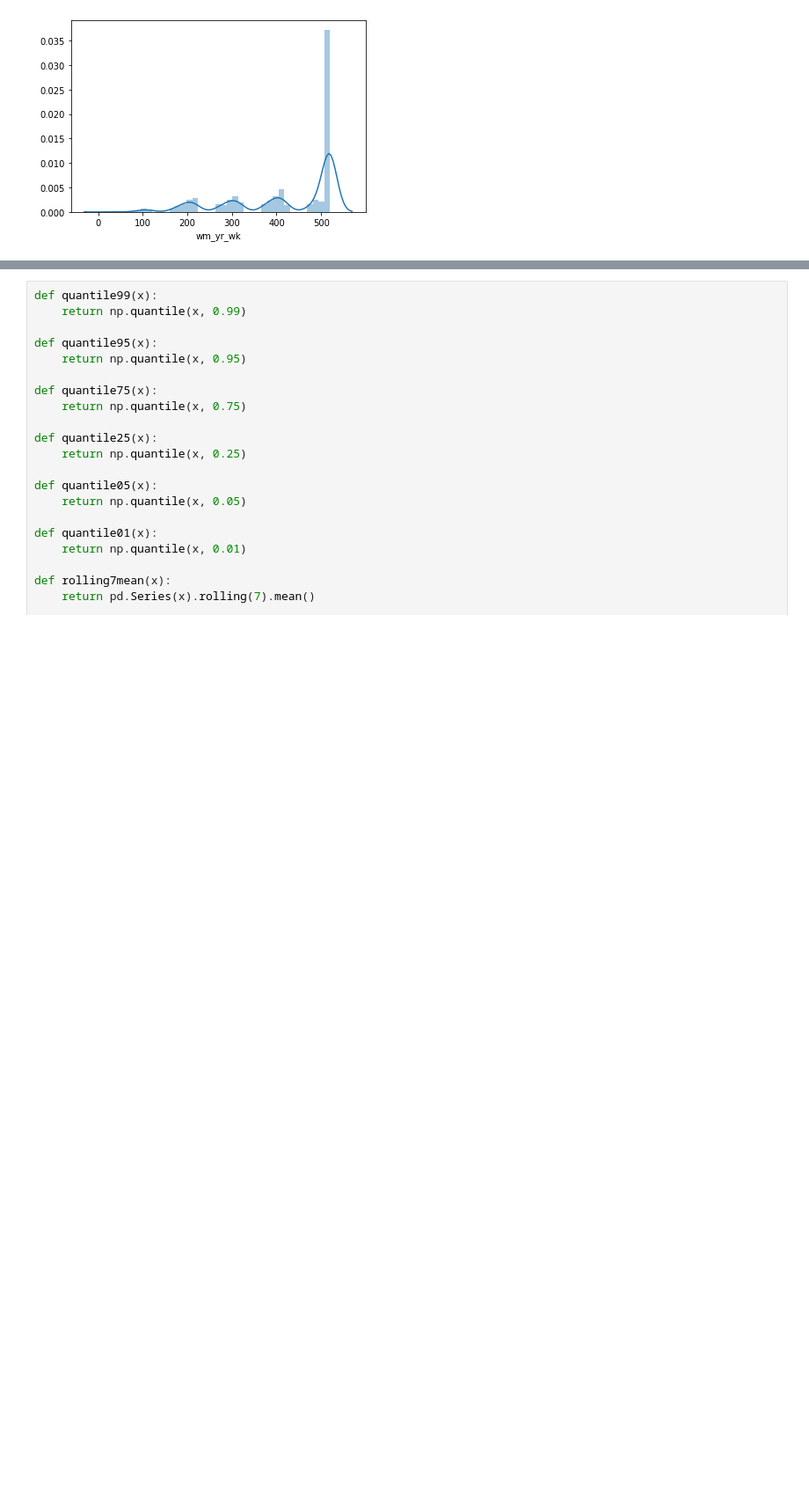
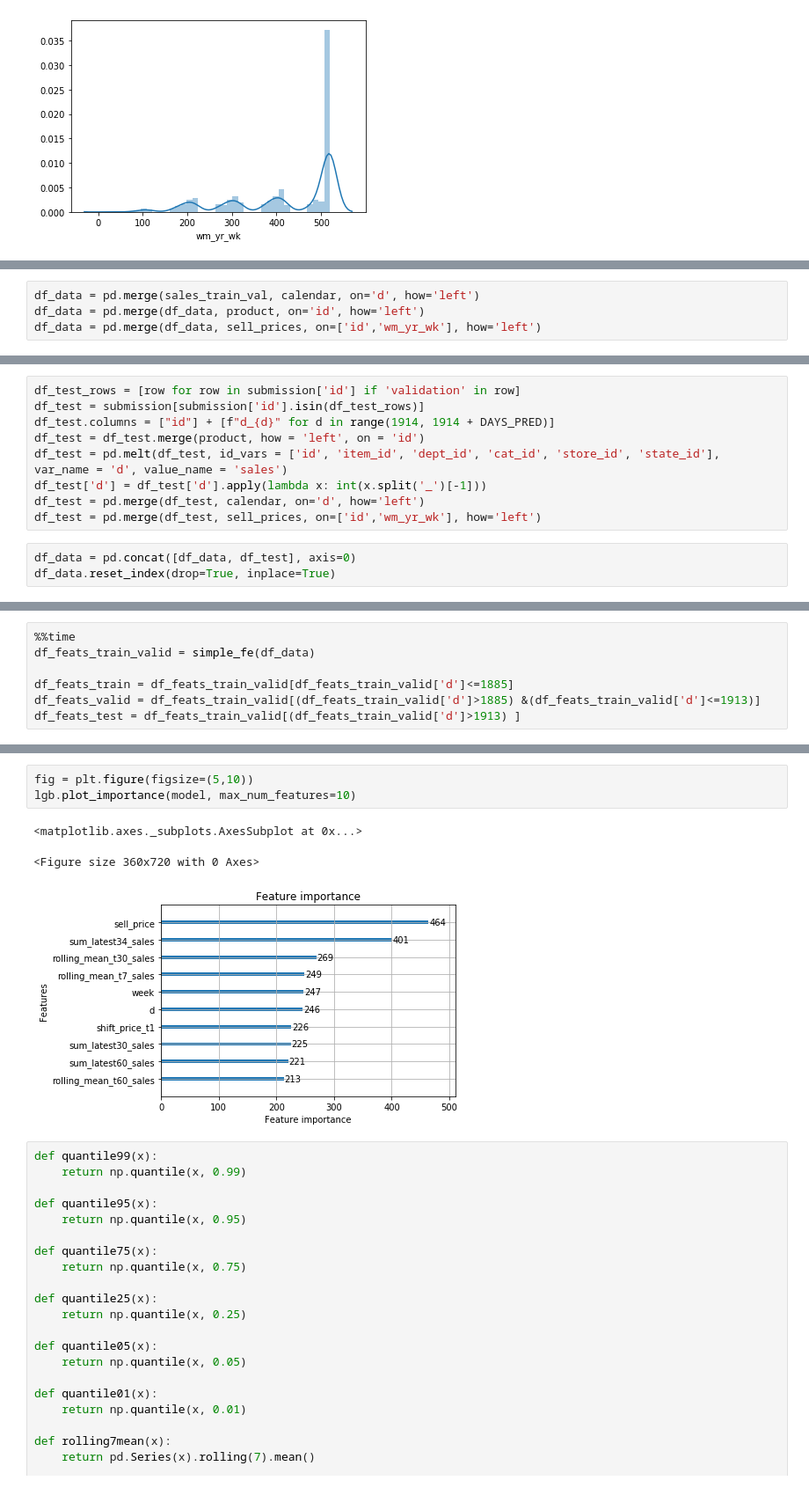
Before and after one commit to arhow/m5_forecasting_accuracy, a Jupyter notebook: notebook/for-japanese-beginner-with-wrmsse-in-lgbm.ipynb, the cells around one changed output, grey strips where cells are left out. Shown at 88% size. Saved outputs shown, nothing was run; the diff lists cells and outputs as text; blank space fills up the shorter version.

```diff
--- a/notebook/for-japanese-beginner-with-wrmsse-in-lgbm.ipynb
+++ b/notebook/for-japanese-beginner-with-wrmsse-in-lgbm.ipynb
@@ -458,0 +480,4 @@ sales_train_val.loc[HOBBIES_1_001_CA_1_validation]
+# %%
+df_data = pd.merge(sales_train_val, calendar, on='d', how='left')
+df_data = pd.merge(df_data, product, on='id', how='left')
+df_data = pd.merge(df_data, sell_prices, on=['id','wm_yr_wk'], how='left')
@@ -458,0 +500,12 @@ sales_train_val.loc[HOBBIES_1_001_CA_1_validation]
+# %%
+df_test_rows = [row for row in submission['id'] if 'validation' in row]
+df_test = submission[submission['id'].isin(df_test_rows)]
+df_test.columns = ["id"] + [f"d_{d}" for d in range(1914, 1914 + DAYS_PRED)]
+df_test = df_test.merge(product, how = 'left', on = 'id')
+df_test = pd.melt(df_test, id_vars = ['id', 'item_id', 'dept_id', 'cat_id', 'store_id', 'state_id'],  var_name = 'd', value_name = 'sales')
+df_test['d'] = df_test['d'].apply(lambda x: int(x.split('_')[-1]))
+df_test = pd.merge(df_test, calendar, on='d', how='left')
+df_test = pd.merge(df_test, sell_prices, on=['id','wm_yr_wk'], how='left')
+# %%
+df_data = pd.concat([df_data, df_test], axis=0)
+df_data.reset_index(drop=True, inplace=True)
@@ -458,0 +581,7 @@ sales_train_val.loc[HOBBIES_1_001_CA_1_validation]
+# %%
+%%time
+df_feats_train_valid = simple_fe(df_data)
+
+df_feats_train = df_feats_train_valid[df_feats_train_valid['d']<=1885]
+df_feats_valid = df_feats_train_valid[(df_feats_train_valid['d']>1885) &(df_feats_train_valid['d']<=1913)]
+df_feats_test = df_feats_train_valid[(df_feats_train_valid['d']>1913) ]
@@ -459,3 +689,10 @@ sales_train_val.loc[HOBBIES_1_001_CA_1_validation]
+# %%
+fig = plt.figure(figsize=(5,10))
+lgb.plot_importance(model, max_num_features=10)
+# %% [output]
+<matplotlib.axes._subplots.AxesSubplot at 0x...>
+<Figure size 360x720 with 0 Axes>
+[figure, added]
 # %%
 def quantile99(x):
     return np.quantile(x, 0.99)
```
Also changed, not shown: parts of 29 cells of this notebook, 1 other file.
